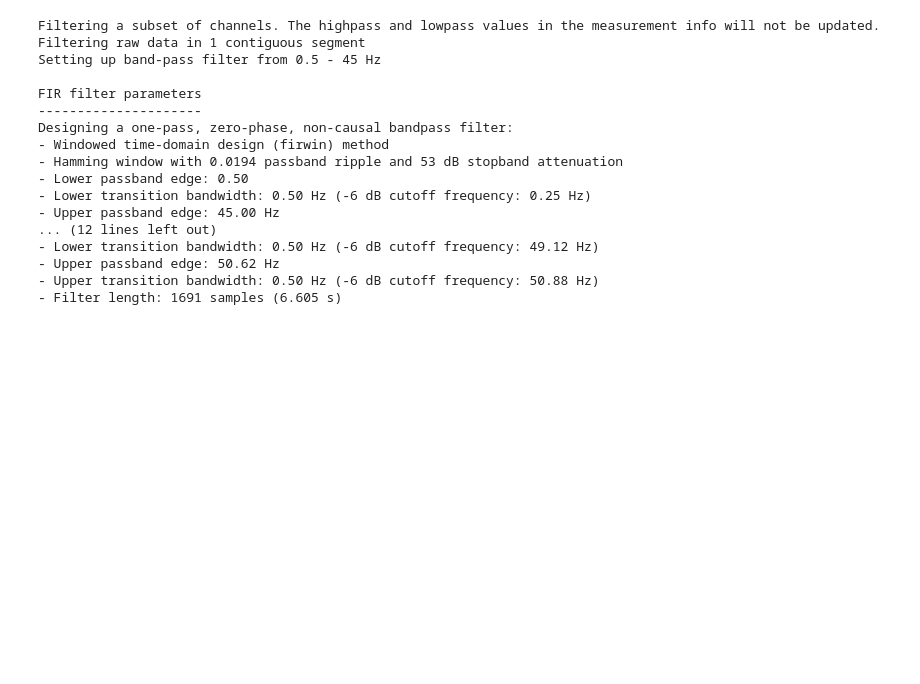
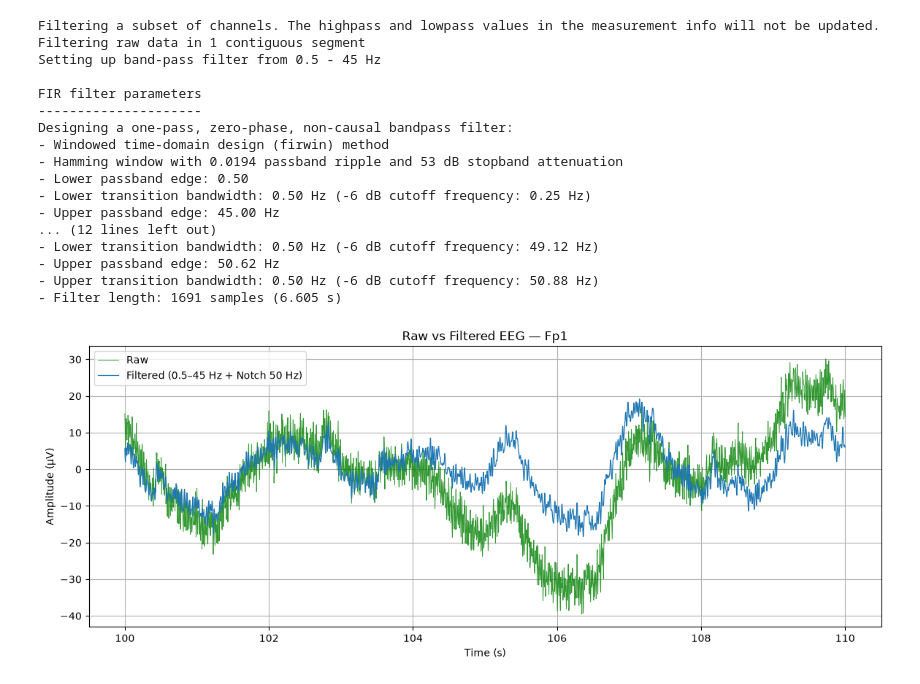
Before and after one commit to Mohsenmohebbi1993/EEG-Signals-From-Normal-and-MCI, a Jupyter notebook: Signal _EEG_data.ipynb, the cells around one changed output. Drawn from its saved outputs; the diff is of its cells as text; code cells hidden in the pictures; blank space fills up the shorter version.

```diff
--- a/Signal _EEG_data.ipynb
+++ b/Signal _EEG_data.ipynb
@@ -226,7 +226,7 @@ filtered_signal, times = raw_filtered.copy().pick([target_channel]).get_data(
 )
 
 filtered_signal = filtered_signal[0]
-filtered_signal_uv = filtered_signal * 1e6
+filtered_signal_uv = filtered_signal
 # %% [output]
 Filtering a subset of channels. The highpass and lowpass values in the measurement info will not be updated.
 Filtering raw data in 1 contiguous segment
@@ -245,3 +245,34 @@ Designing a one-pass, zero-phase, non-causal bandpass filter:
 - Upper passband edge: 50.62 Hz
 - Upper transition bandwidth: 0.50 Hz (-6 dB cutoff frequency: 50.88 Hz)
 - Filter length: 1691 samples (6.605 s)
+# %%
+start_sec = 100
+end_sec = 110
+mask = (times >= start_sec) & (times <= end_sec)
+
+plt.figure(figsize=(14, 5))
+
+plt.plot(
+    times[mask],
+    signal_uv[mask],
+    label="Raw",
+    alpha=0.80,
+    lw=0.7,
+    color="g"
+)
+
+plt.plot(
+    times[mask],
+    filtered_signal_uv[mask],
+    label="Filtered (0.5–45 Hz + Notch 50 Hz)",
+    lw=0.9
+)
+
+plt.xlabel("Time (s)")
+plt.ylabel("Amplitude (µV)")
+plt.title(f"Raw vs Filtered EEG — {target_channel}")
+plt.grid(True)
+plt.legend()
+plt.show()
+# %% [output]
+[figure, added]
```
